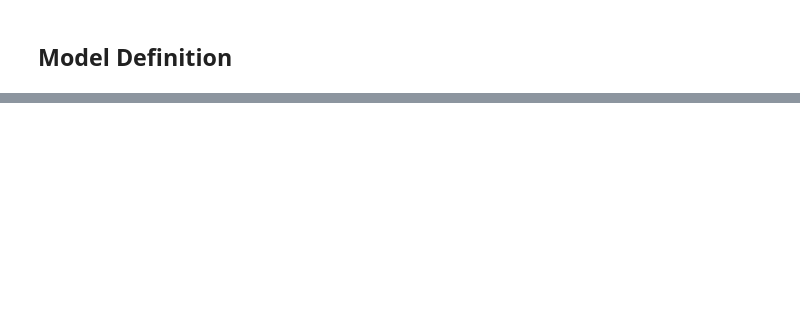
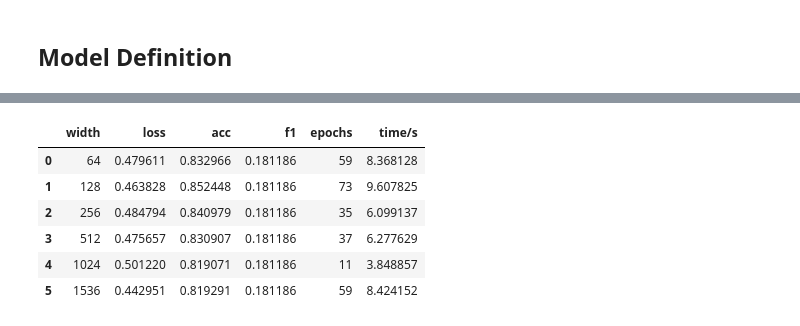
Before and after one commit to lr98769/rue_prediction_interval, a Jupyter notebook: notebooks/training.ipynb, the cells around one changed output, grey strips where cells are left out. Cells and saved outputs as stored; diff of their text form; code cells hidden in the pictures; blank space fills up the shorter version.

```diff
--- a/notebooks/training.ipynb
+++ b/notebooks/training.ipynb
@@ -484,0 +470,6 @@ tuning_df
+# %%
+tuning_df, best_width = model_tuning(
+    width_list=[64, 128, 256, 512, 1024, 1536], predictors=predictors, pred_col=pred_col,
+    num_class=2, train_df=df_train, valid_df=df_valid, seed=2023,
+    batch_size=2048, max_epochs=10000, verbose=1, patience=20
+)
@@ -484,0 +585,10 @@ tuning_df
+# %%
+tuning_df
+# %% [output]
+|  | width | loss | acc | f1 | epochs | time/s |
+| 0 | 64 | 0.479611 | 0.832966 | 0.181186 | 59 | 8.368128 |
+| 1 | 128 | 0.463828 | 0.852448 | 0.181186 | 73 | 9.607825 |
+| 2 | 256 | 0.484794 | 0.840979 | 0.181186 | 35 | 6.099137 |
+| 3 | 512 | 0.475657 | 0.830907 | 0.181186 | 37 | 6.277629 |
+| 4 | 1024 | 0.501220 | 0.819071 | 0.181186 | 11 | 3.848857 |
+| 5 | 1536 | 0.442951 | 0.819291 | 0.181186 | 59 | 8.424152 |
```
Also changed, not shown: parts of 14 cells of this notebook, 1 other file.
